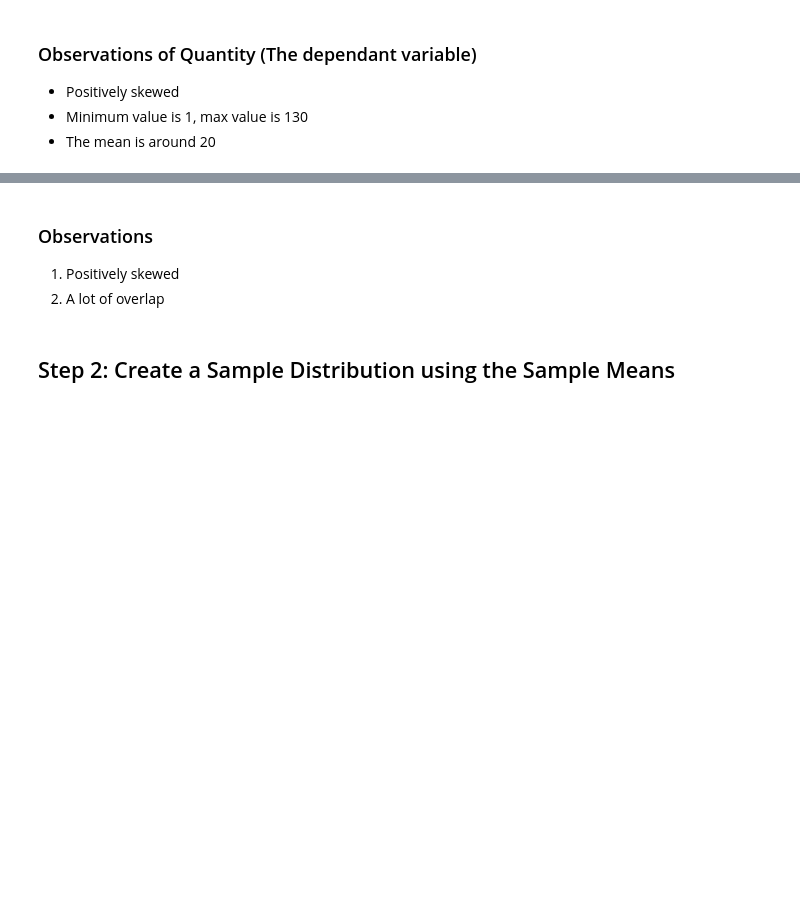
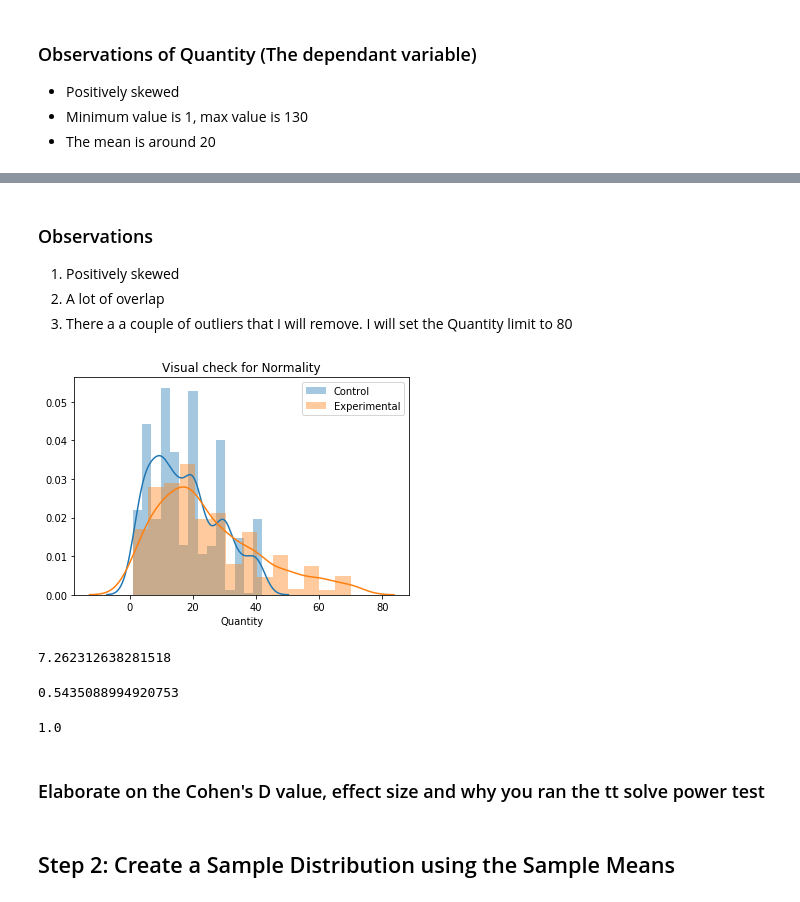
Before and after one commit to andymdc31/flatiron_project2, a Jupyter notebook: dsc-mod-3-project-online-ds-ft-081219/Project_Code.ipynb, the cells around one changed output, grey strips where cells are left out. Drawn from its saved outputs; the diff is of its cells as text; code cells hidden in the pictures; blank space fills up the shorter version.

```diff
--- a/dsc-mod-3-project-online-ds-ft-081219/Project_Code.ipynb
+++ b/dsc-mod-3-project-online-ds-ft-081219/Project_Code.ipynb
@@ -150,5 +201,35 @@ plt.legend();
 ### Observations
 1. Positively skewed
 2. A lot of overlap
+3. There a a couple of outliers that I will remove. I will set the Quantity limit to 80
+# %%
+control = control.loc[control.Quantity <= control.Quantity.quantile(.95)]
+experimental = experimental.loc[experimental.Quantity <= experimental.Quantity.quantile(.95)]
+# %%
+sns.distplot(control.Quantity, label='Control');
+sns.distplot(experimental.Quantity, label='Experimental');
+plt.title('Visual check for Normality');
+plt.legend();
+# %% [output]
+[figure, added]
+# %%
+#Find difference of means between no-discount and discount
+mean_diff = experimental.Quantity.mean()-control.Quantity.mean()
+print(mean_diff)
+# %% [output]
+7.262312638281518
+# %%
+#Find Cohen's D
+d = cohend(experimental.Quantity, control.Quantity)
+print(d)
+# %% [output]
+0.5435088994920753
+# %%
+a = statsmodels.stats.power.tt_ind_solve_power(effect_size=d, alpha=.05, nobs1=len(experimental))
+print(a)
+# %% [output]
+1.0
+# %% [markdown]
+### Elaborate on the Cohen's D value, effect size and why you ran the tt solve power test
 # %% [markdown]
 ## Step 2: Create a Sample Distribution using the Sample Means
```
Also changed, not shown: parts of 46 cells of this notebook.
